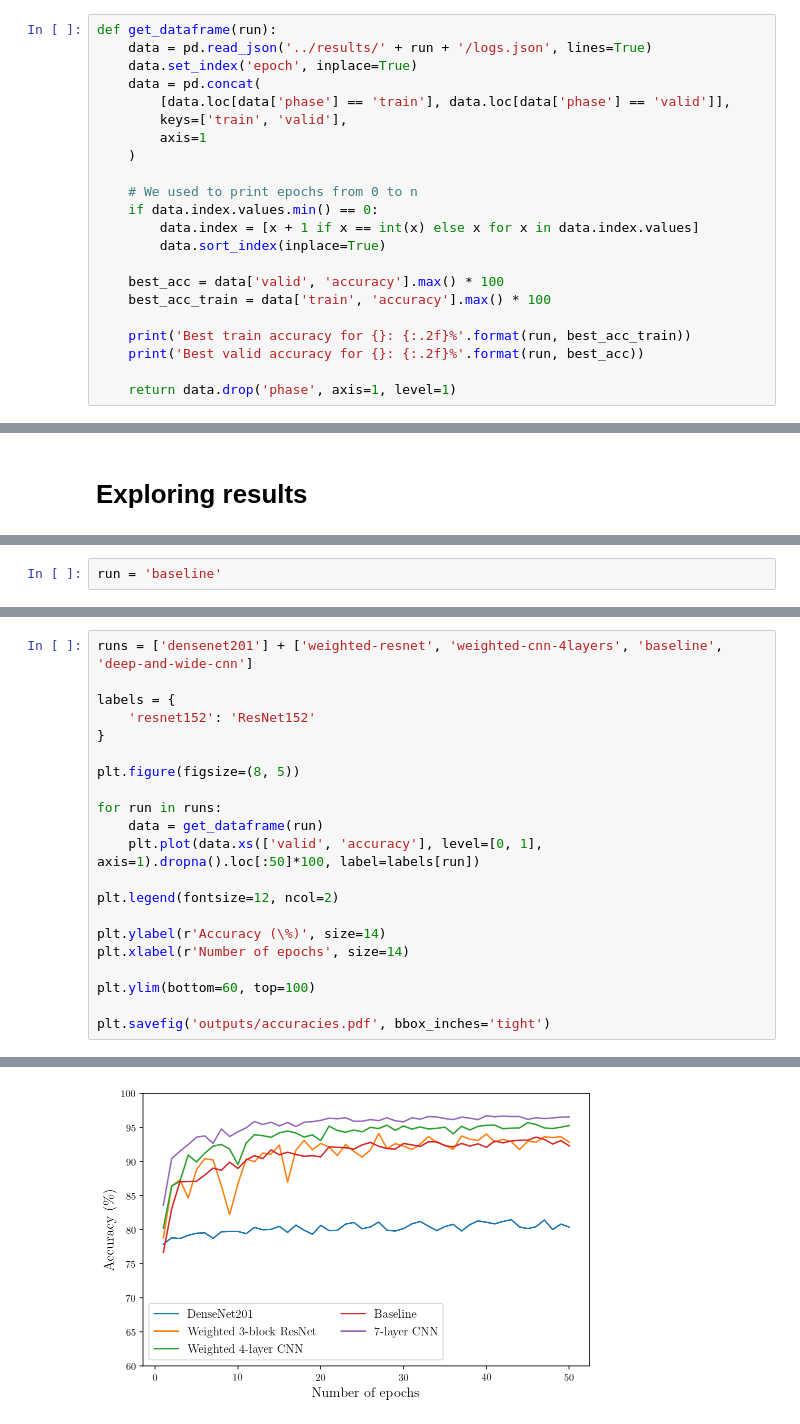
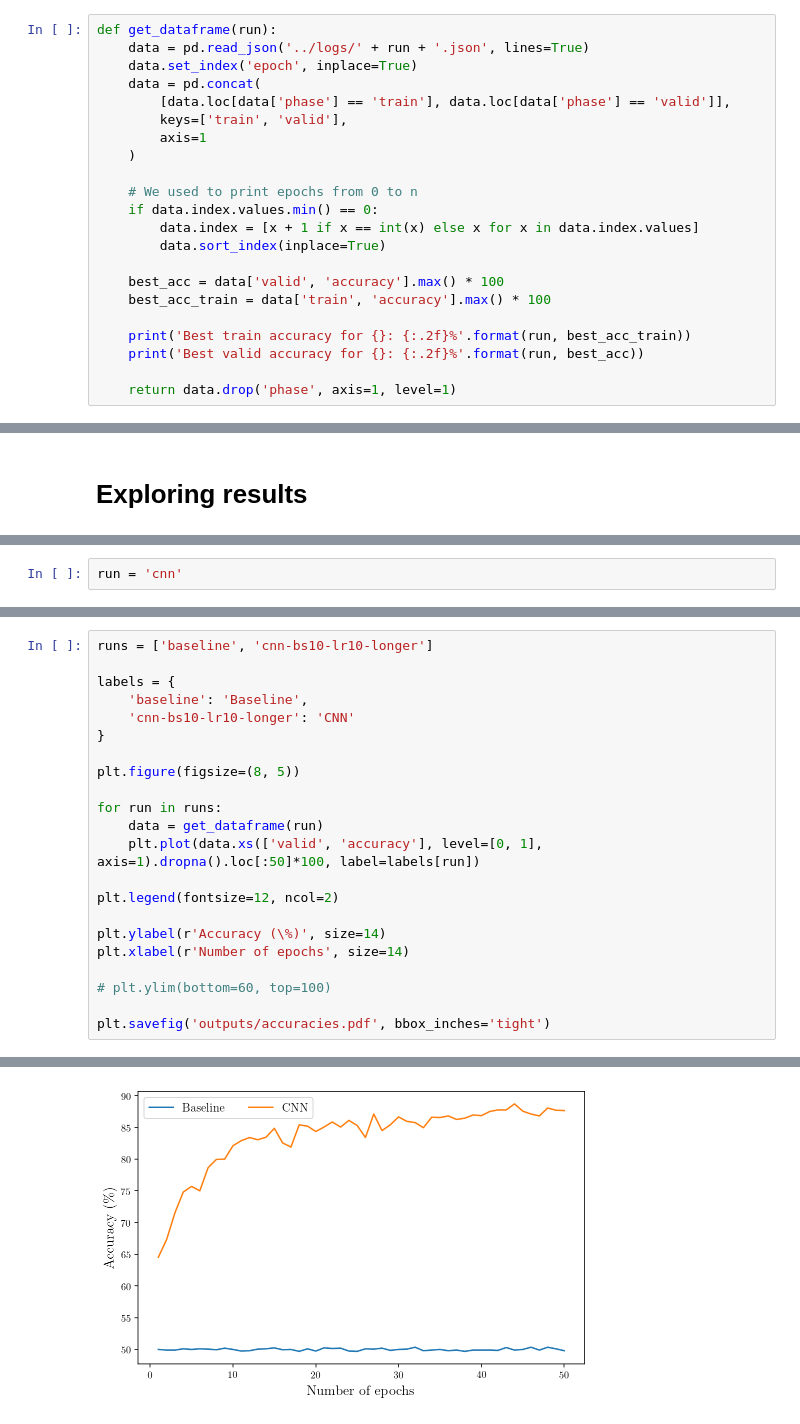
Before and after one commit to Vincentx15/DL_assignment_1, a Jupyter notebook: kaggle/notebooks/Results.ipynb, the cells around one changed output, grey strips where cells are left out. Saved outputs shown, nothing was run; the diff lists cells and outputs as text.

```diff
--- a/kaggle/notebooks/Results.ipynb
+++ b/kaggle/notebooks/Results.ipynb
@@ -24,7 +29,7 @@ device = torch.device("cuda:0" if torch.cuda.is_available() else "cpu")
 # Some useful functions
 # %%
 def get_dataframe(run):
-    data = pd.read_json('../results/' + run + '/logs.json', lines=True)
+    data = pd.read_json('../logs/' + run + '.json', lines=True)
     data.set_index('epoch', inplace=True)
     data = pd.concat(
         [data.loc[data['phase'] == 'train'], data.loc[data['phase'] == 'valid']],
@@ -78,5 +83,5 @@ def show_metric(data, metric, run='', save=False):
 # %%
-run = 'baseline'
+run = 'cnn'
 # %%
 data = get_dataframe(run)
 # %% [output]
@@ -95,8 +98,9 @@ show_metric(data, 'loss', run, save=True)
 # %%
-runs = ['densenet201'] + ['weighted-resnet', 'weighted-cnn-4layers', 'baseline', 'deep-and-wide-cnn']
+runs = ['baseline', 'cnn-bs10-lr10-longer']
 
 labels = {
-    'resnet152': 'ResNet152'
+    'baseline': 'Baseline',
+    'cnn-bs10-lr10-longer': 'CNN'
 }
 
 plt.figure(figsize=(8, 5))
@@ -110,7 +114,7 @@ plt.legend(fontsize=12, ncol=2)
 plt.ylabel(r'Accuracy (\%)', size=14)
 plt.xlabel(r'Number of epochs', size=14)
 
-plt.ylim(bottom=60, top=100)
+# plt.ylim(bottom=60, top=100)
 
 plt.savefig('outputs/accuracies.pdf', bbox_inches='tight')
 # %% [output]
@@ -127 +125 @@ Best valid accuracy for deep-and-wide-cnn: 96.74%
-[figure, old version]
+[figure, new version]
```
Also changed, not shown: parts of 9 cells of this notebook, 28 other files.
